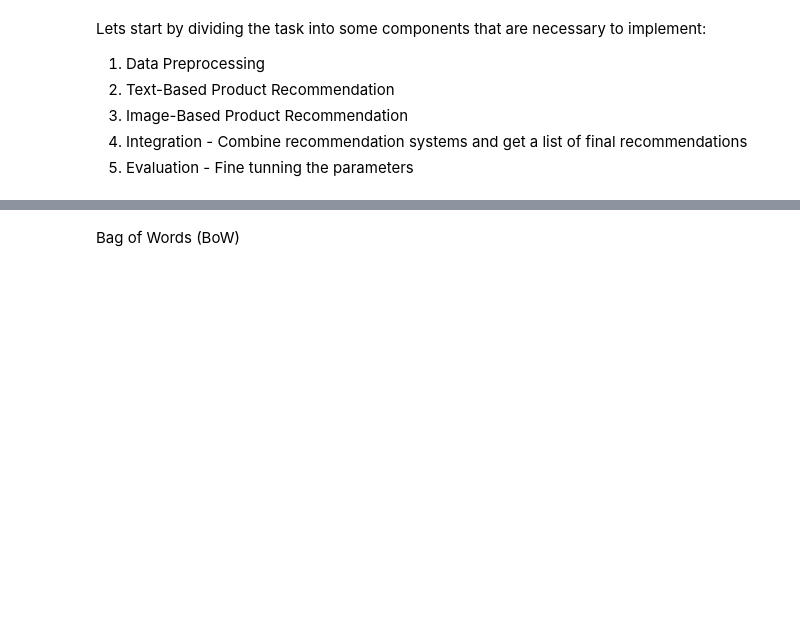
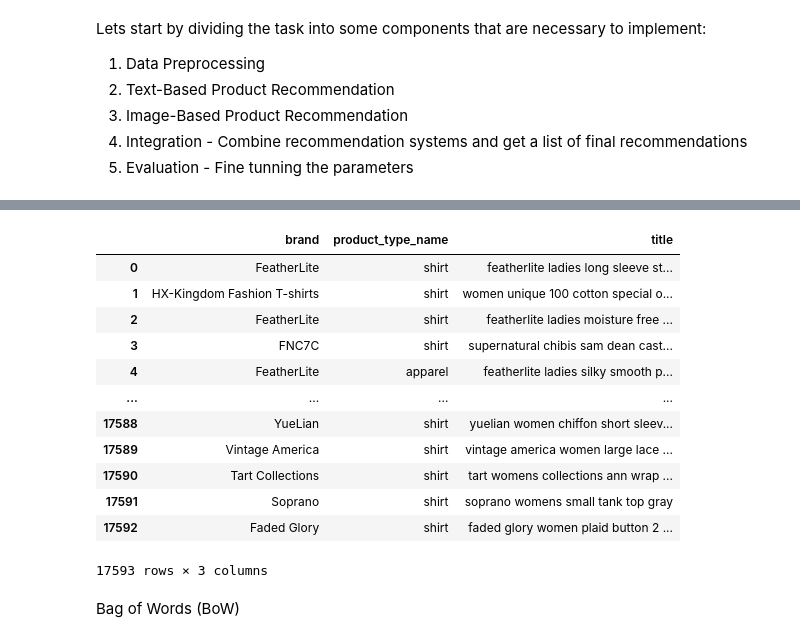
Before and after one commit to Domas7/Content-Based-Recommendation-System, a Jupyter notebook: Recommendation_System.ipynb, the cells around one changed output, grey strips where cells are left out. Saved outputs shown, nothing was run; the diff lists cells and outputs as text; code cells hidden in the pictures; blank space fills up the shorter version.

Commit message:
Bag of Words 2

```diff
--- a/Recommendation_System.ipynb
+++ b/Recommendation_System.ipynb
@@ -81,0 +130,24 @@ Image saved: imag
+# %%
+import nltk
+from nltk.corpus import stopwords
+from nltk.tokenize import word_tokenize
+from sklearn.feature_extraction.text import TfidfVectorizer
+
+# Download stopwords
+nltk.download('stopwords')
+nltk.download('punkt')
+
+# Remove stopwords and tokenize text
+stop_words = set(stopwords.words('english'))
+
+def preprocess_text(text):
+    tokens = word_tokenize(text.lower())  # Tokenize and convert to lowercase
+    filtered_tokens = [token for token in tokens if token.isalnum() and token not in stop_words]  # Remove stopwords and non-alphanumeric tokens
+    return " ".join(filtered_tokens)
+
+# Apply text preprocessing
+dataset['title'] = dataset['title'].apply(preprocess_text)
+dataset['product_type_name'] = dataset['product_type_name'].apply(preprocess_text)
+
+# Display the preprocessed text
+print(dataset[['title', 'product_type_name']].head())
@@ -81,0 +165,6 @@ Image saved: imag
+# %%
+# Drop unnecessary columns
+dataset = dataset.drop(columns=['Unnamed: 0', 'asin', 'color', 'medium_image_url', 'formatted_price'])
+
+# Display the modified dataframe
+print(dataset.head())
@@ -82,3 +185,21 @@ Image saved: imag
+# %%
+pd.set_option('display.max_colwidth', None)
+
+dataset
+# %% [output]
+|  | brand | product_type_name | title |
+| 0 | FeatherLite | shirt | featherlite ladies long sleeve st... |
+| 1 | HX-Kingdom Fashion T-shirts | shirt | women unique 100 cotton special o... |
+| 2 | FeatherLite | shirt | featherlite ladies moisture free ... |
+| 3 | FNC7C | shirt | supernatural chibis sam dean cast... |
+| 4 | FeatherLite | apparel | featherlite ladies silky smooth p... |
+| ... | ... | ... | ... |
+| 17588 | YueLian | shirt | yuelian women chiffon short sleev... |
+| 17589 | Vintage America | shirt | vintage america women large lace ... |
+| 17590 | Tart Collections | shirt | tart womens collections ann wrap ... |
+| 17591 | Soprano | shirt | soprano womens small tank top gray |
+| 17592 | Faded Glory | shirt | faded glory women plaid button 2 ... |
+17593 rows × 3 columns
 # %% [markdown]
 Bag of Words (BoW)
 # %% [markdown]
```
Also changed, not shown: parts of 11 cells of this notebook.
